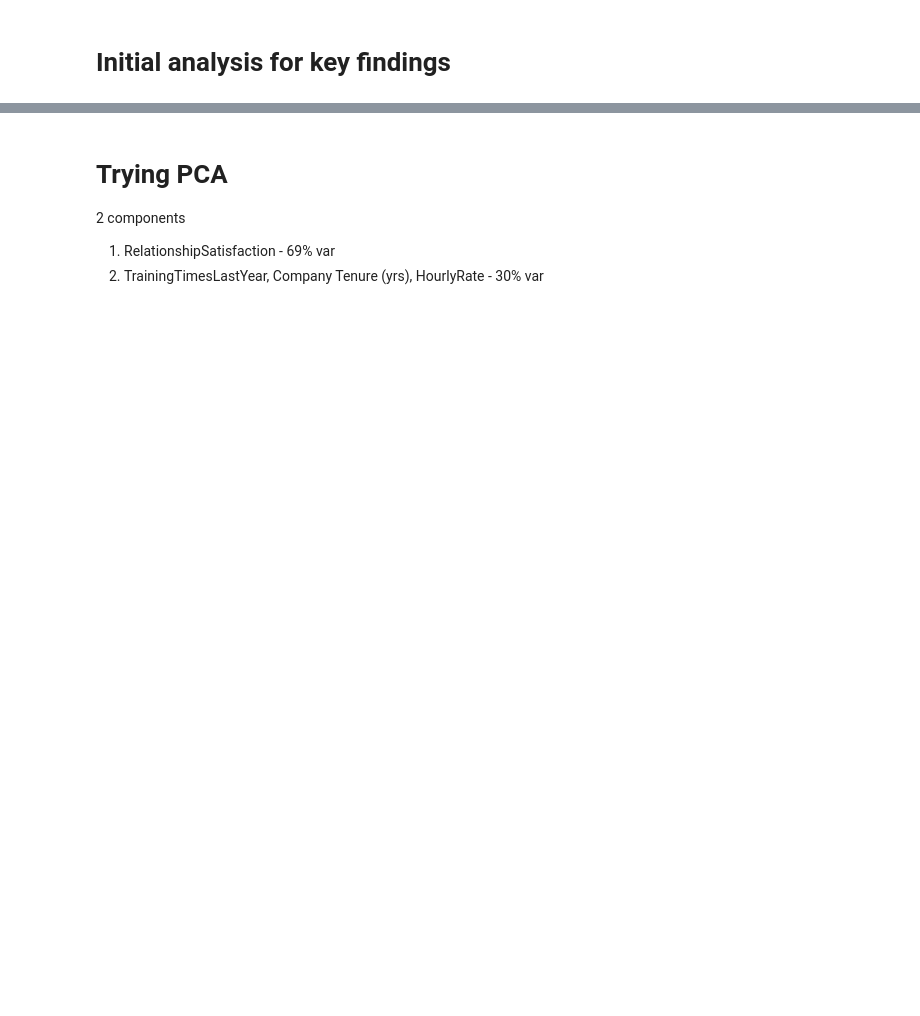
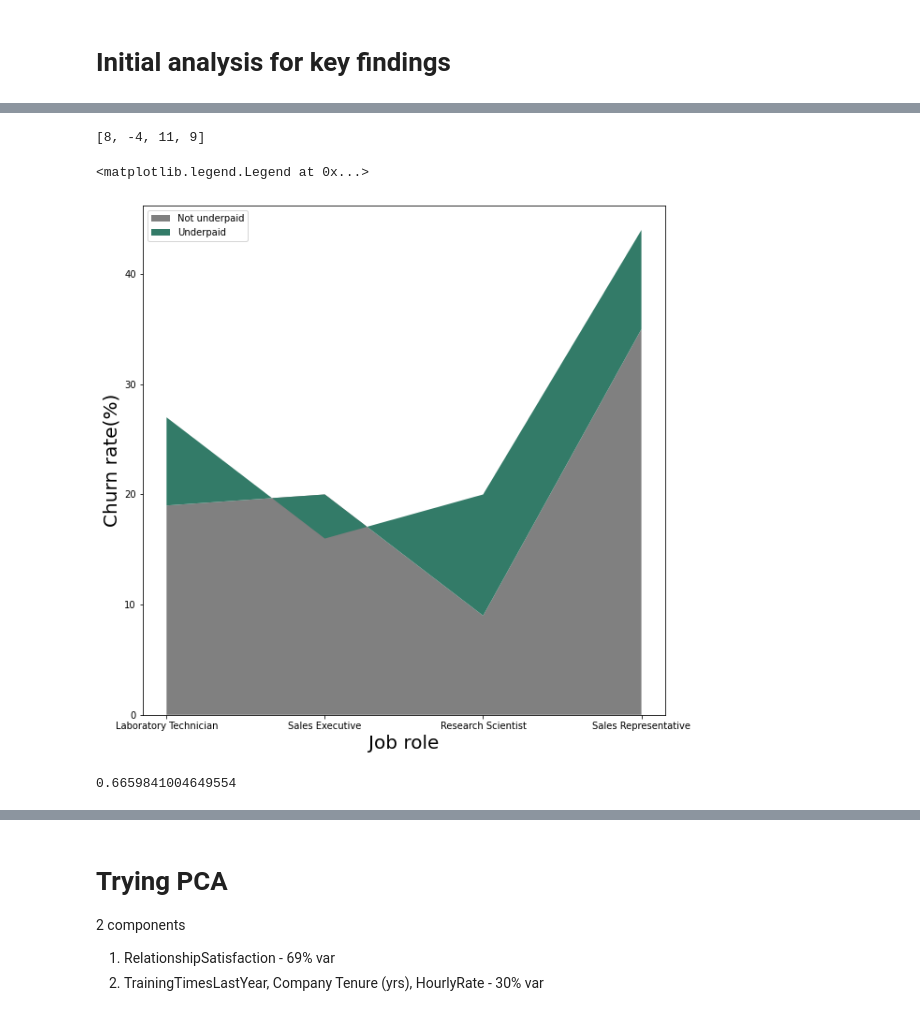
Before and after one commit to coderkol95/attrition_analytics, a Jupyter notebook: scratchpad.ipynb, the cells around one changed output, grey strips where cells are left out. Drawn from its saved outputs; the diff is of its cells as text; code cells hidden in the pictures; blank space fills up the shorter version.

```diff
--- a/scratchpad.ipynb
+++ b/scratchpad.ipynb
@@ -107,0 +227,21 @@ sns.boxplot(data=data, x='RelationshipSatisfaction', y='Attrition')
+# %%
+high_churn_roles= ["Laboratory Technician","Sales Executive","Research Scientist","Sales Representative"]
+paid_less_and_attr=[27-19,16-20,20-9,44-35]
+paid_high_and_attr=[19,20,9,35]
+# %%
+paid_less_and_attr
+# %% [output]
+[8, -4, 11, 9]
+# %%
+plt.figure(figsize=(10,10))
+plt.stackplot(high_churn_roles,paid_high_and_attr, paid_less_and_attr, labels=['Not underpaid','Underpaid'], colors=["grey","#337B68"])
+plt.xlabel("Job role", size=20)
+plt.ylabel("Churn rate(%)", size=20)
+plt.legend(loc="upper left")
+# %% [output]
+<matplotlib.legend.Legend at 0x...>
+[figure, added]
+# %%
+42.052764/25.241996-1
+# %% [output]
+0.6659841004649554
```
Also changed, not shown: parts of 50 cells of this notebook, 1 other file.
